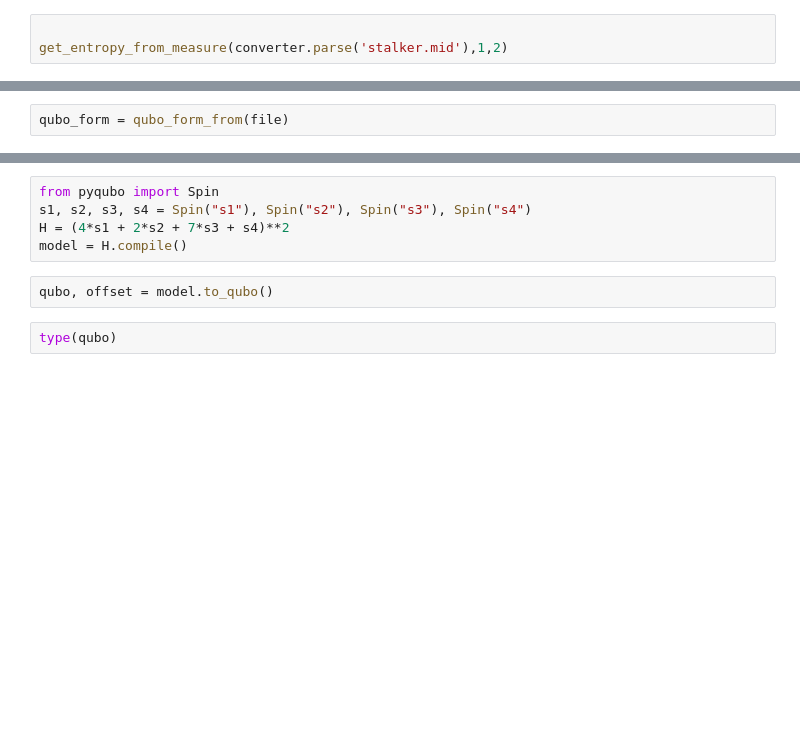
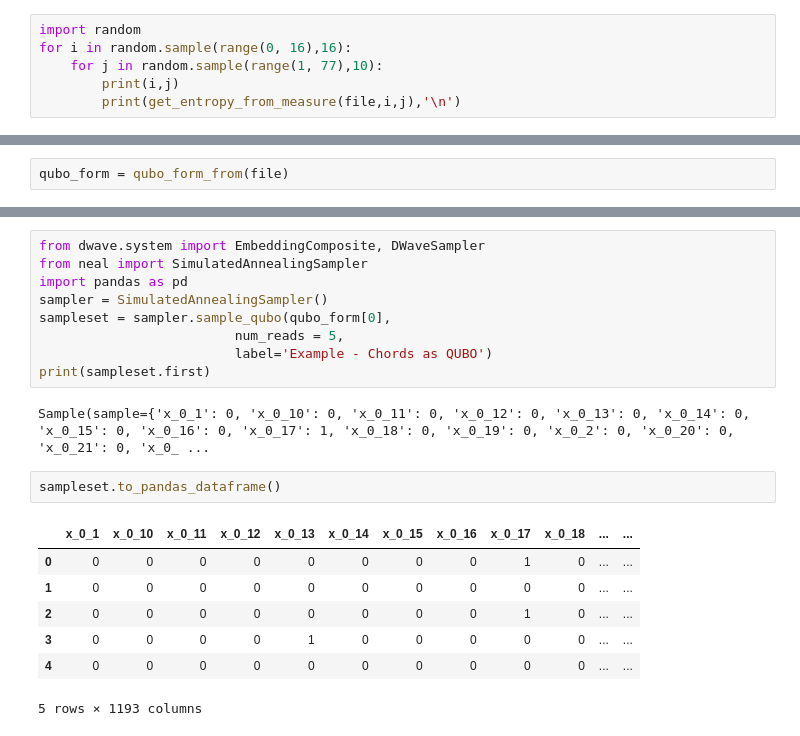
Before and after one commit to ludmilaasb/qumusic-reduction, a Jupyter notebook: src/test_qubo_form.ipynb, the cells around one changed output, grey strips where cells are left out. Saved outputs shown, nothing was run; the diff lists cells and outputs as text; blank space fills up the shorter version.

```diff
--- a/src/test_qubo_form.ipynb
+++ b/src/test_qubo_form.ipynb
@@ -59,6 +59,9 @@ def get_entropy_from_measure(file,track,measure):
     total_entropy = get_list_entropy(E_p) + get_list_entropy(E_r)+ get_list_entropy(E_s)
     return total_entropy
 # %%
-
-get_entropy_from_measure(converter.parse('stalker.mid'),1,2)
+import random
+for i in random.sample(range(0, 16),16):
+    for j in random.sample(range(1, 77),10):
+        print(i,j)
+        print(get_entropy_from_measure(file,i,j),'\n')
 # %% [output]
@@ -112,9 +131,21 @@ qubo_form
 # %%
-from pyqubo import Spin
-s1, s2, s3, s4 = Spin("s1"), Spin("s2"), Spin("s3"), Spin("s4")
-H = (4*s1 + 2*s2 + 7*s3 + s4)**2
-model = H.compile()
+from dwave.system import EmbeddingComposite, DWaveSampler
+from neal import SimulatedAnnealingSampler
+import pandas as pd
+sampler = SimulatedAnnealingSampler()
+sampleset = sampler.sample_qubo(qubo_form[0],
+                         num_reads = 5,
+                         label='Example - Chords as QUBO')
+print(sampleset.first)
+# %% [output]
+Sample(sample={'x_0_1': 0, 'x_0_10': 0, 'x_0_11': 0, 'x_0_12': 0, 'x_0_13': 0, 'x_0_14': 0, 'x_0_15': 0, 'x_0_16': 0, 'x_0_17': 1, 'x_0_18': 0, 'x_0_19': 0, 'x_0_2': 0, 'x_0_20': 0, 'x_0_21': 0, 'x_0_ ...
-# %%
-qubo, offset = model.to_qubo()
-# %%
-type(qubo)
+# %%
+sampleset.to_pandas_dataframe()
+# %% [output]
+|  | x_0_1 | x_0_10 | x_0_11 | x_0_12 | x_0_13 | x_0_14 | x_0_15 | x_0_16 | x_0_17 | x_0_18 | ... | ... |
+| 0 | 0 | 0 | 0 | 0 | 0 | 0 | 0 | 0 | 1 | 0 | ... | ... |
+| 1 | 0 | 0 | 0 | 0 | 0 | 0 | 0 | 0 | 0 | 0 | ... | ... |
+| 2 | 0 | 0 | 0 | 0 | 0 | 0 | 0 | 0 | 1 | 0 | ... | ... |
+| 3 | 0 | 0 | 0 | 0 | 1 | 0 | 0 | 0 | 0 | 0 | ... | ... |
+| 4 | 0 | 0 | 0 | 0 | 0 | 0 | 0 | 0 | 0 | 0 | ... | ... |
+5 rows × 1193 columns
```
Also changed, not shown: parts of 5 cells of this notebook, 1 other file.
